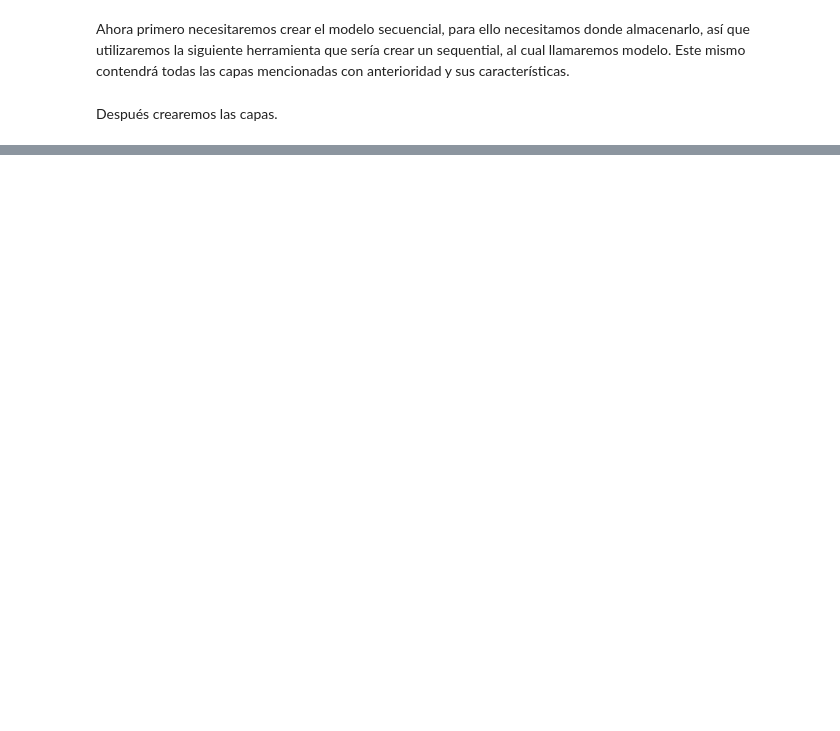
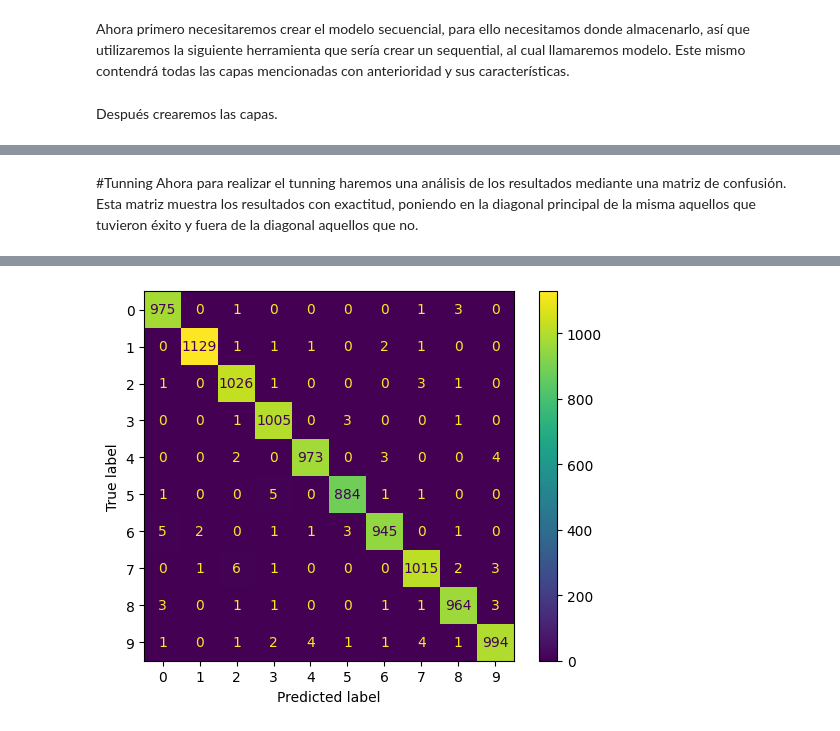
Before and after one commit to unknowchar/NN-imgClasification, a Jupyter notebook: NN_imgClasification_15052023.ipynb, the cells around one changed output, grey strips where cells are left out. Cells and saved outputs as stored; diff of their text form; code cells hidden in the pictures; blank space fills up the shorter version.

```diff
--- a/NN_imgClasification_15052023.ipynb
+++ b/NN_imgClasification_15052023.ipynb
@@ -263,0 +271,3 @@ Ivo Alberto Ramírez Gaeta
+# %%
+sgd=SGD(learning_rate=0.1)
+modelo.compile(loss="categorical_crossentropy", optimizer=sgd, metrics=["accuracy"])
@@ -263,0 +277,4 @@ Ivo Alberto Ramírez Gaeta
+# %%
+nepochs=10
+block_size=128
+modelo.fit(train_X,train_Y,epochs=nepochs,batch_size=block_size,validation_data=(x_test,y_test), verbose = 1)
@@ -263,0 +303,14 @@ Ivo Alberto Ramírez Gaeta
+# %% [markdown]
+#Tunning
+Ahora para realizar el tunning haremos una análisis de los resultados mediante una matriz de confusión. Esta matriz muestra los resultados con exactitud, poniendo en la diagonal principal de la misma aquellos que tuvieron éxito y fuera de la diagonal aquellos que no.
+# %%
+from sklearn import metrics
+
+y_pred = np.argmax(modelo.predict(x_test), axis=-1)
+y_ref = np.argmax(y_test,axis=1)
+etiquetas=["0","1","2","3","4","5","6","7","8","9"]
+matriz_confusion= metrics.confusion_matrix(y_ref,y_pred)
+mostrar_matriz= metrics.ConfusionMatrixDisplay(confusion_matrix = matriz_confusion,display_labels= etiquetas)
+mostrar_matriz.plot()
+plt.show()
+# %% [output]
@@ -263,0 +318 @@ Ivo Alberto Ramírez Gaeta
+[figure, added]
```
Also changed, not shown: parts of 11 cells of this notebook.
